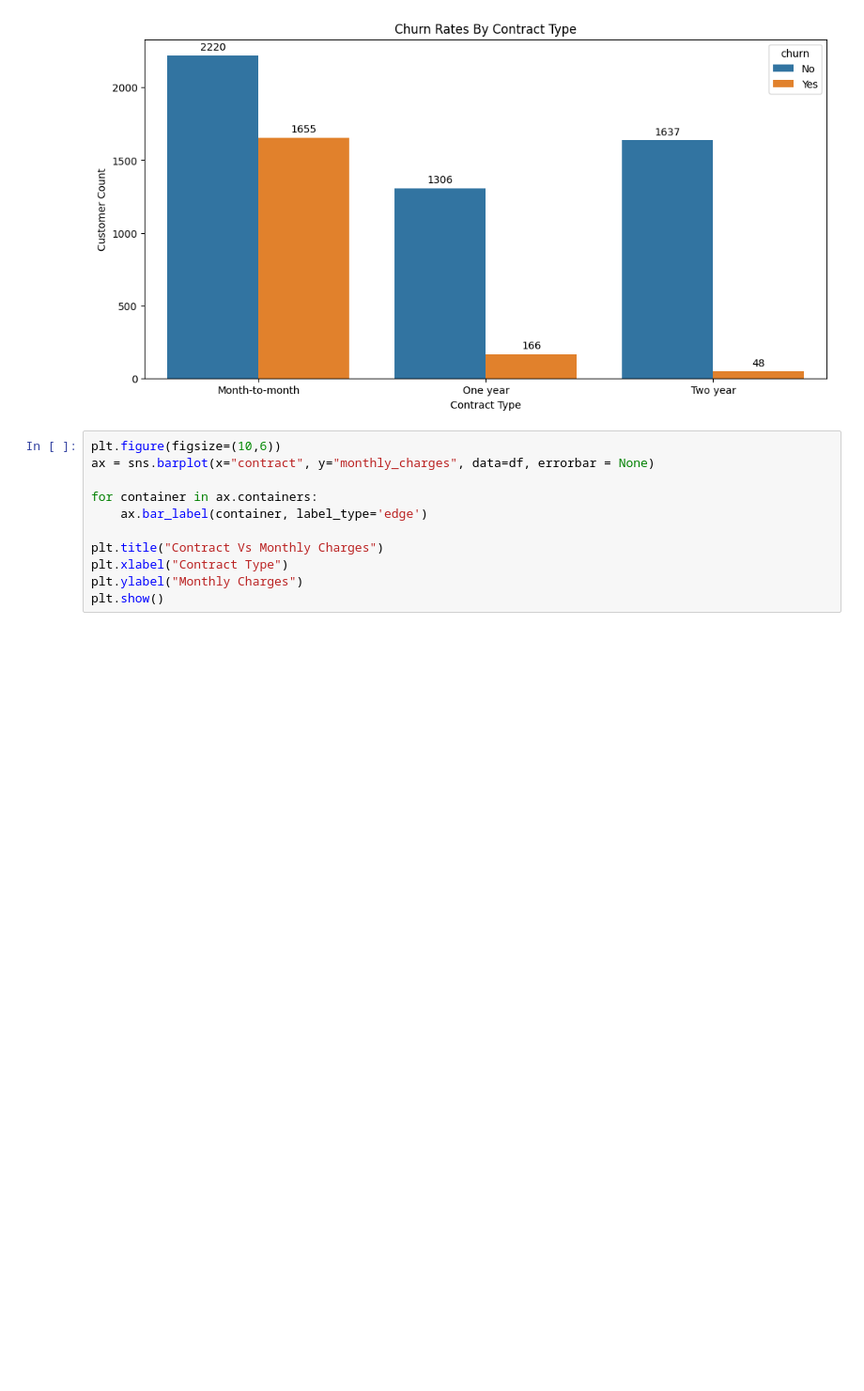
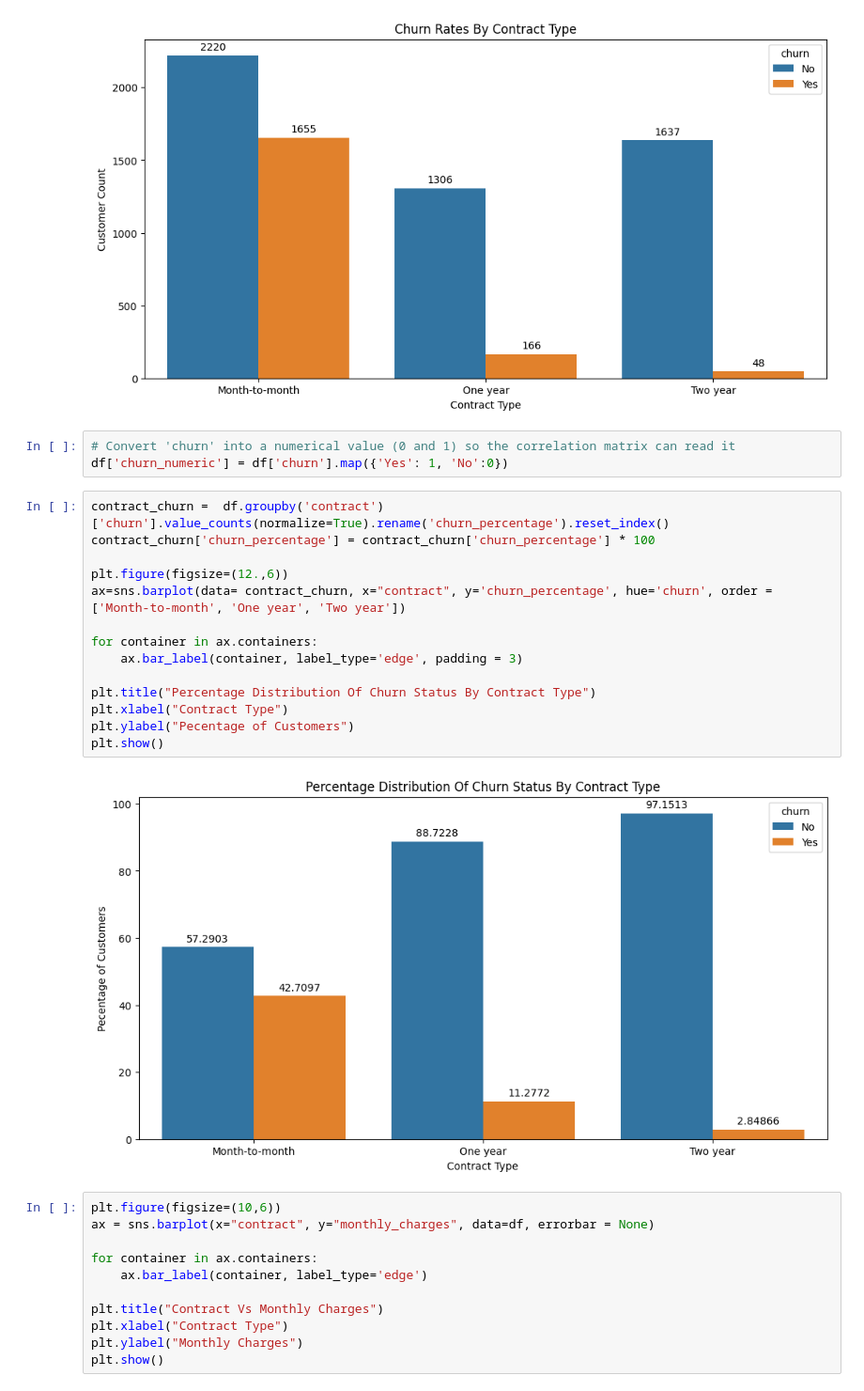
Before and after one commit to shlokzz/Customer-Churn-Prediction-Project, a Jupyter notebook: notebook/04_visual_eda.ipynb, the cells around one changed output. Shown at 94% size. Saved outputs shown, nothing was run; the diff lists cells and outputs as text; blank space fills up the shorter version.

Commit message:
Analyze churn percentage across contact types

```diff
--- a/notebook/04_visual_eda.ipynb
+++ b/notebook/04_visual_eda.ipynb
@@ -178,6 +178,25 @@ plt.ylabel("Customer Count")
 plt.show()
 # %% [output]
 [figure]
+# %%
+# Convert 'churn' into a numerical value (0 and 1) so the correlation matrix can read it
+df['churn_numeric'] = df['churn'].map({'Yes': 1, 'No':0})
+# %%
+contract_churn =  df.groupby('contract')['churn'].value_counts(normalize=True).rename('churn_percentage').reset_index()
+contract_churn['churn_percentage'] = contract_churn['churn_percentage'] * 100
+
+plt.figure(figsize=(12.,6))
+ax=sns.barplot(data= contract_churn, x="contract", y='churn_percentage', hue='churn', order = ['Month-to-month', 'One year', 'Two year'])
+
+for container in ax.containers:
+    ax.bar_label(container, label_type='edge', padding = 3)
+
+plt.title("Percentage Distribution Of Churn Status By Contract Type")
+plt.xlabel("Contract Type")
+plt.ylabel("Pecentage of Customers")
+plt.show()
+# %% [output]
+[figure, added]
 # %%
 plt.figure(figsize=(10,6))
 ax = sns.barplot(x="contract", y="monthly_charges", data=df, errorbar = None)
```
Also changed, not shown: parts of 2 cells of this notebook.
